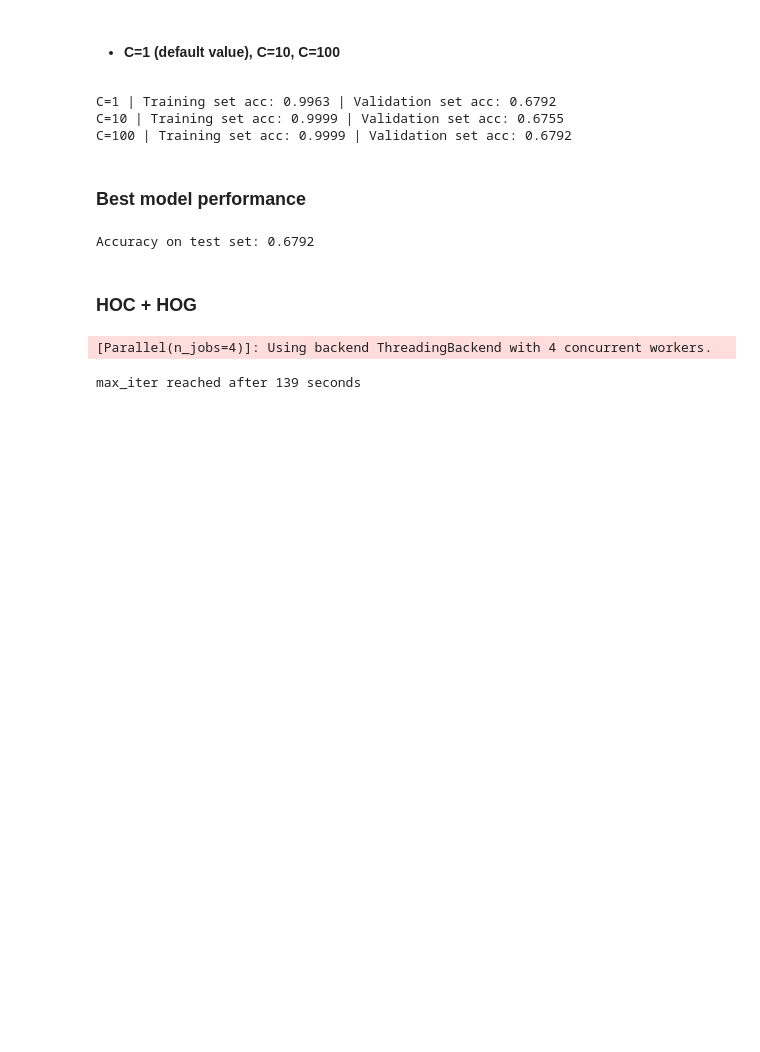
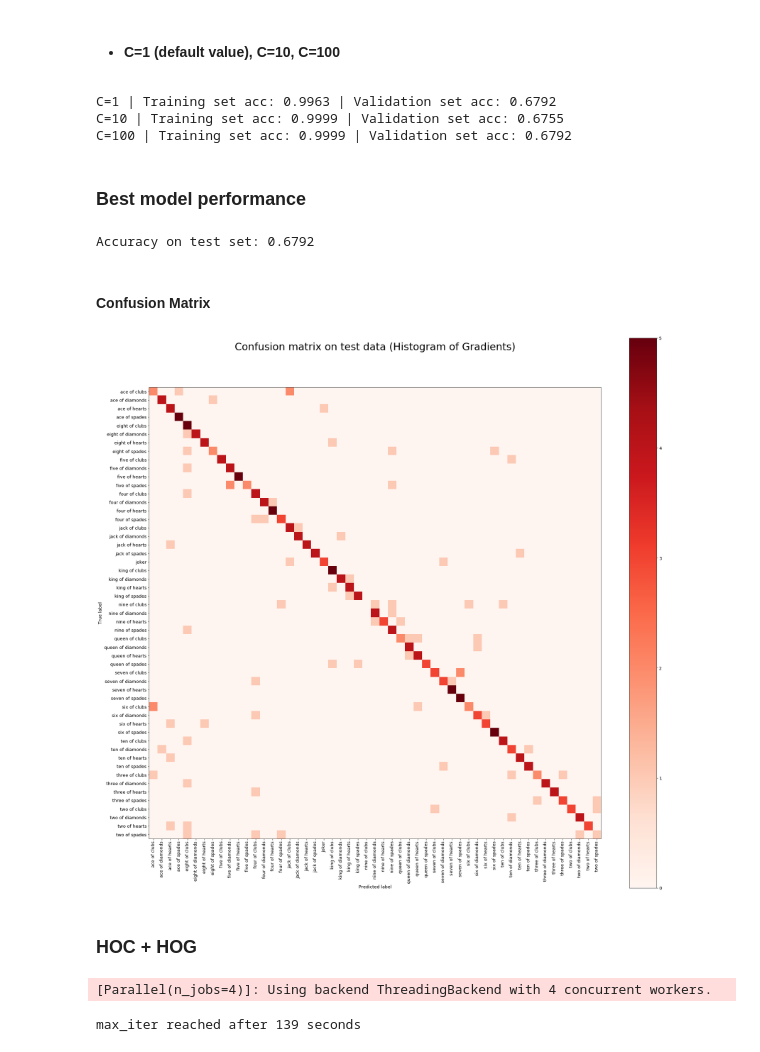
Before and after one commit to sim2000dg/fds_finalproject, a Jupyter notebook: notebook_hog.ipynb, the cells around one changed output. Drawn from its saved outputs; the diff is of its cells as text; code cells hidden in the pictures; blank space fills up the shorter version.

Commit message:
Added confusion matrix

```diff
--- a/notebook_hog.ipynb
+++ b/notebook_hog.ipynb
@@ -211,3 +211,5 @@ clf = LogisticRegression(multi_class="multinomial", n_jobs=os.cpu_count()//2, ma
 print('Accuracy on test set:', round(clf.score(X_t_hog, y_t_hog), 4))
 # %% [output]
 Accuracy on test set: 0.6792
+# %% [markdown]
+#### Confusion Matrix
@@ -214,3 +218,18 @@ Accuracy on test set: 0.6792
+# %%
+from sklearn.metrics import ConfusionMatrixDisplay
+
+plt.rcParams.update({'font.size': 13, 'figure.figsize': (30, 30)})
+
+ConfusionMatrixDisplay.from_predictions(label_encoder_specific.classes_[y_t_hog],
+                                        label_encoder_specific.classes_[y_pred],
+                                        cmap = 'Reds', include_values = False,
+                                        xticks_rotation = 'vertical')
+
+plt.title('Confusion matrix on test data (Histogram of Gradients)', fontdict = {'size':30}, pad=110)
+
+plt.savefig('conf_mat_hog.png')
+# %% [output]
+[figure, added]
 # %% [markdown]
 ### HOC + HOG
 # %%
```
Also changed, not shown: parts of 1 cell of this notebook.
